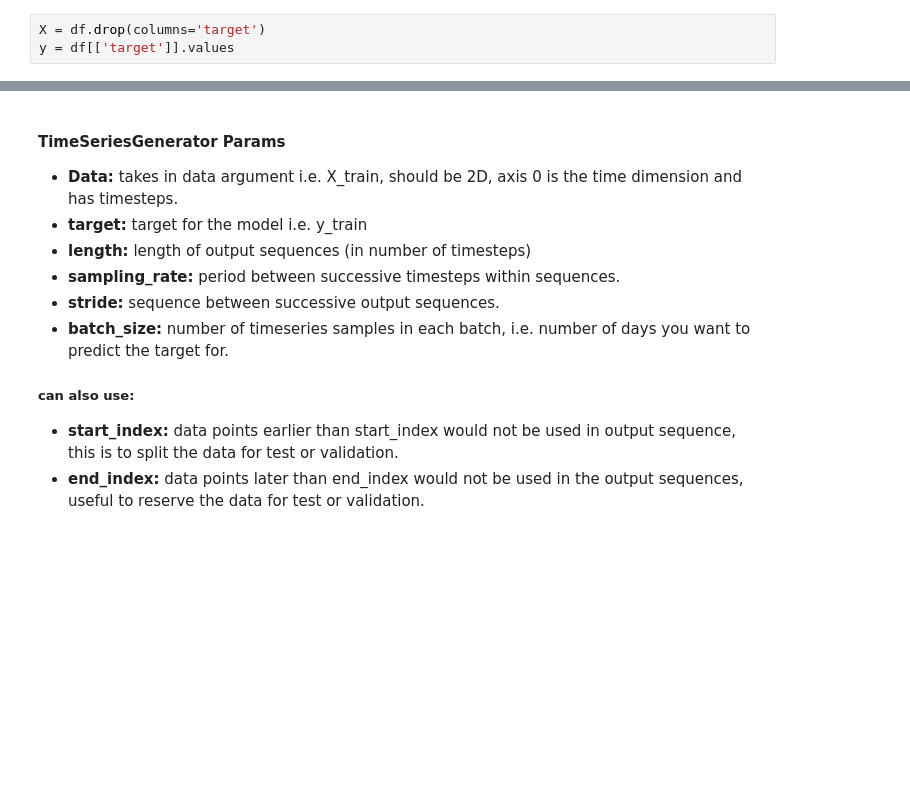
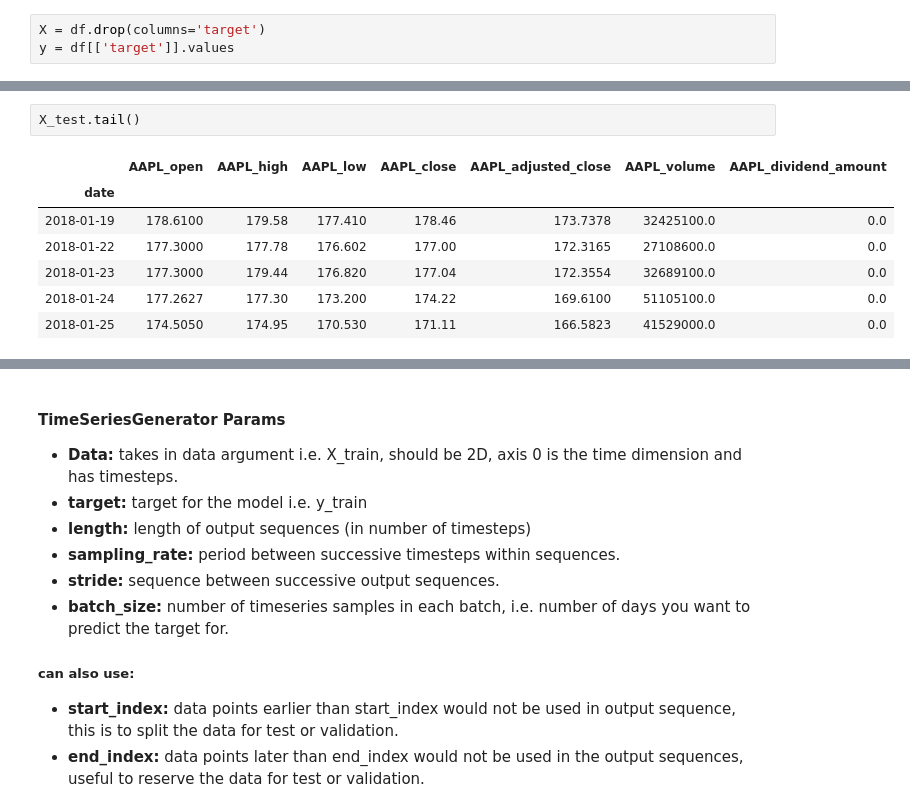
Before and after one commit to labs14-investment-risk-analysis/Data-Science, a Jupyter notebook: jupyter_notebooks/exploratory_modeling/LSTM_regressions.ipynb, the cells around one changed output, grey strips where cells are left out. Drawn from its saved outputs; the diff is of its cells as text; blank space fills up the shorter version.

```diff
--- a/jupyter_notebooks/exploratory_modeling/LSTM_regressions.ipynb
+++ b/jupyter_notebooks/exploratory_modeling/LSTM_regressions.ipynb
@@ -93,0 +128,10 @@ X_test = scaler.transform(X_test)
+# %%
+X_test.tail()
+# %% [output]
+|  | AAPL_open | AAPL_high | AAPL_low | AAPL_close | AAPL_adjusted_close | AAPL_volume | AAPL_dividend_amount |
+| date |  |  |  |  |  |  |  |
+| 2018-01-19 | 178.6100 | 179.58 | 177.410 | 178.46 | 173.7378 | 32425100.0 | 0.0 |
+| 2018-01-22 | 177.3000 | 177.78 | 176.602 | 177.00 | 172.3165 | 27108600.0 | 0.0 |
+| 2018-01-23 | 177.3000 | 179.44 | 176.820 | 177.04 | 172.3554 | 32689100.0 | 0.0 |
+| 2018-01-24 | 177.2627 | 177.30 | 173.200 | 174.22 | 169.6100 | 51105100.0 | 0.0 |
+| 2018-01-25 | 174.5050 | 174.95 | 170.530 | 171.11 | 166.5823 | 41529000.0 | 0.0 |
```
Also changed, not shown: parts of 41 cells of this notebook, 4 other files.
